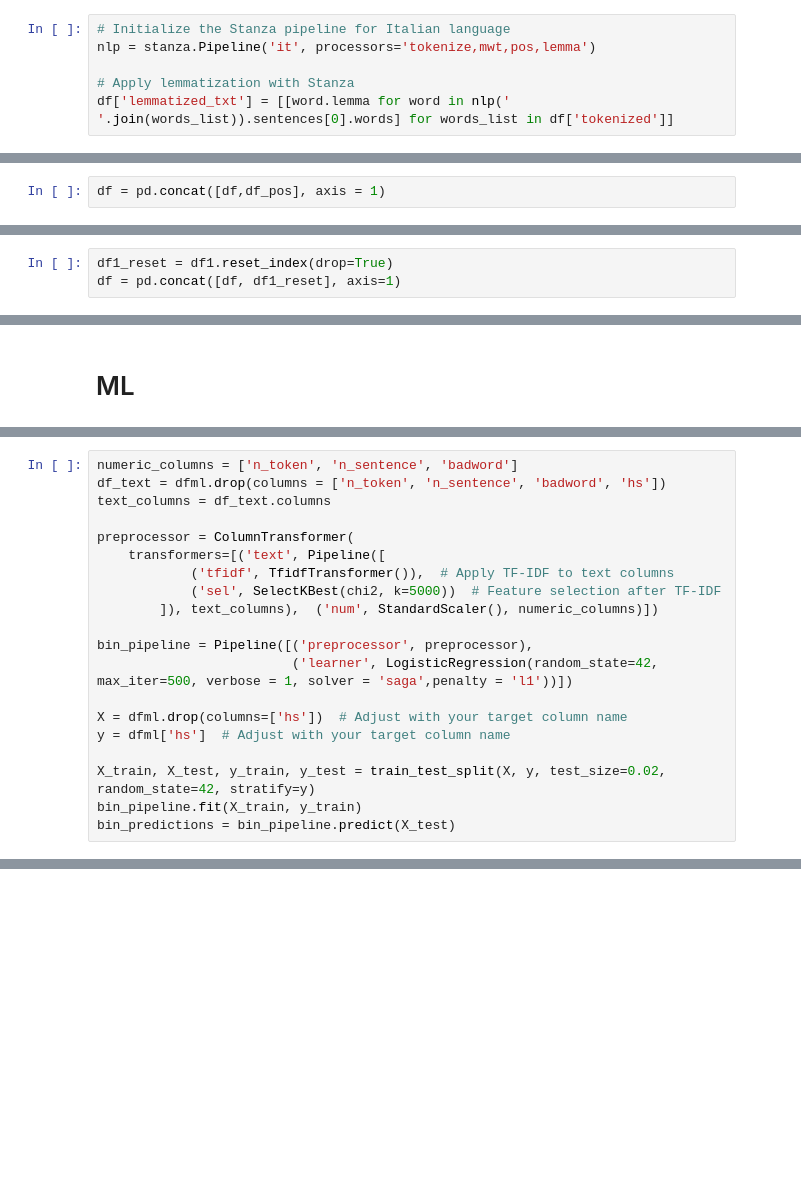
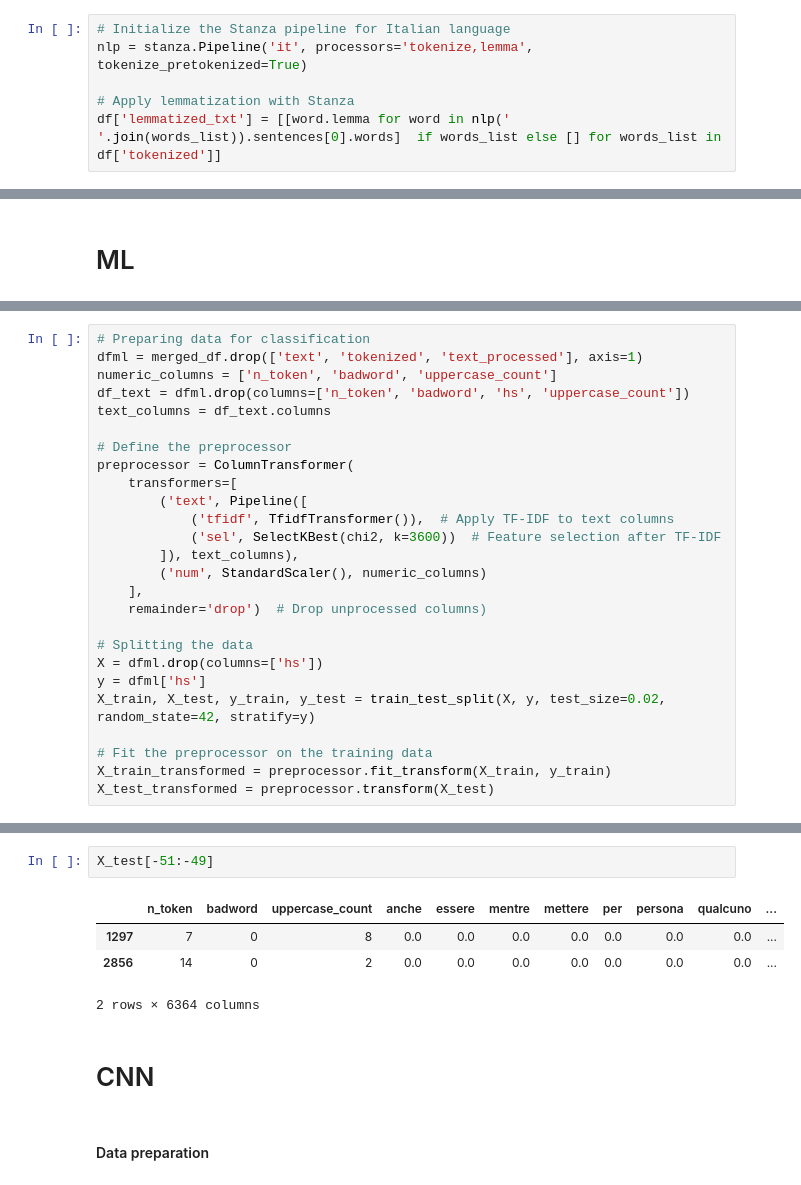
Before and after one commit to g-fabiani4-unipi/txa_project, a Jupyter notebook: src/Text_analytics_project_MP.ipynb, the cells around one changed output, grey strips where cells are left out. Drawn from its saved outputs; the diff is of its cells as text; blank space fills up the shorter version.

Commit message:
Lemma ngrams and models + xai

```diff
--- a/src/Text_analytics_project_MP.ipynb
+++ b/src/Text_analytics_project_MP.ipynb
@@ -210,7 +180,7 @@ collocations_df[collocations_df['ngram'] == 'ngram'].sort_values('score',ascendi
 # %%
 # Initialize the Stanza pipeline for Italian language
-nlp = stanza.Pipeline('it', processors='tokenize,mwt,pos,lemma')
+nlp = stanza.Pipeline('it', processors='tokenize,lemma', tokenize_pretokenized=True)
 
 # Apply lemmatization with Stanza
-df['lemmatized_txt'] = [[word.lemma for word in nlp(' '.join(words_list)).sentences[0].words] for words_list in df['tokenized']]
+df['lemmatized_txt'] = [[word.lemma for word in nlp(' '.join(words_list)).sentences[0].words]  if words_list else [] for words_list in df['tokenized']]
 # %% [output]
@@ -277,2 +200,0 @@ df_pos = df_pos.fillna(0).astype(int)
-# %%
-df = pd.concat([df,df_pos], axis = 1)
@@ -316,3 +227,0 @@ df1 = df1.T
-# %%
-df1_reset = df1.reset_index(drop=True)
-df = pd.concat([df, df1_reset], axis=1)
@@ -349,20 +283,26 @@ y = dfml['hs'].values
 # %%
-numeric_columns = ['n_token', 'n_sentence', 'badword']
-df_text = dfml.drop(columns = ['n_token', 'n_sentence', 'badword', 'hs'])
+# Preparing data for classification
+dfml = merged_df.drop(['text', 'tokenized', 'text_processed'], axis=1)
+numeric_columns = ['n_token', 'badword', 'uppercase_count']
+df_text = dfml.drop(columns=['n_token', 'badword', 'hs', 'uppercase_count'])
 text_columns = df_text.columns
 
+# Define the preprocessor
 preprocessor = ColumnTransformer(
-    transformers=[('text', Pipeline([
+    transformers=[
+        ('text', Pipeline([
             ('tfidf', TfidfTransformer()),  # Apply TF-IDF to text columns
-            ('sel', SelectKBest(chi2, k=5000))  # Feature selection after TF-IDF
-        ]), text_columns),  ('num', StandardScaler(), numeric_columns)])
+            ('sel', SelectKBest(chi2, k=3600))  # Feature selection after TF-IDF
+        ]), text_columns),
+        ('num', StandardScaler(), numeric_columns)
+    ],
+    remainder='drop')  # Drop unprocessed columns)
 
-bin_pipeline = Pipeline([('preprocessor', preprocessor),
-                         ('learner', LogisticRegression(random_state=42, max_iter=500, verbose = 1, solver = 'saga',penalty = 'l1'))])
+# Splitting the data
+X = dfml.drop(columns=['hs'])
+y = dfml['hs']
+X_train, X_test, y_train, y_test = train_test_split(X, y, test_size=0.02, random_state=42, stratify=y)
 
-X = dfml.drop(columns=['hs'])  # Adjust with your target column name
-y = dfml['hs']  # Adjust with your target column name
-
-X_train, X_test, y_train, y_test = train_test_split(X, y, test_size=0.02, random_state=42, stratify=y)
-bin_pipeline.fit(X_train, y_train)
-bin_predictions = bin_pipeline.predict(X_test)
+# Fit the preprocessor on the training data
+X_train_transformed = preprocessor.fit_transform(X_train, y_train)
+X_test_transformed = preprocessor.transform(X_test)
@@ -402,0 +647,11 @@ weighted avg       0.78      0.77      0.76       137
+# %%
+X_test[-51:-49]
+# %% [output]
+|  | n_token | badword | uppercase_count | anche | essere | mentre | mettere | per | persona | qualcuno | ... |
+| 1297 | 7 | 0 | 8 | 0.0 | 0.0 | 0.0 | 0.0 | 0.0 | 0.0 | 0.0 | ... |
+| 2856 | 14 | 0 | 2 | 0.0 | 0.0 | 0.0 | 0.0 | 0.0 | 0.0 | 0.0 | ... |
+2 rows × 6364 columns
+# %% [markdown]
+# CNN
+# %% [markdown]
+#### Data preparation
```
Also changed, not shown: parts of 56 cells of this notebook.
